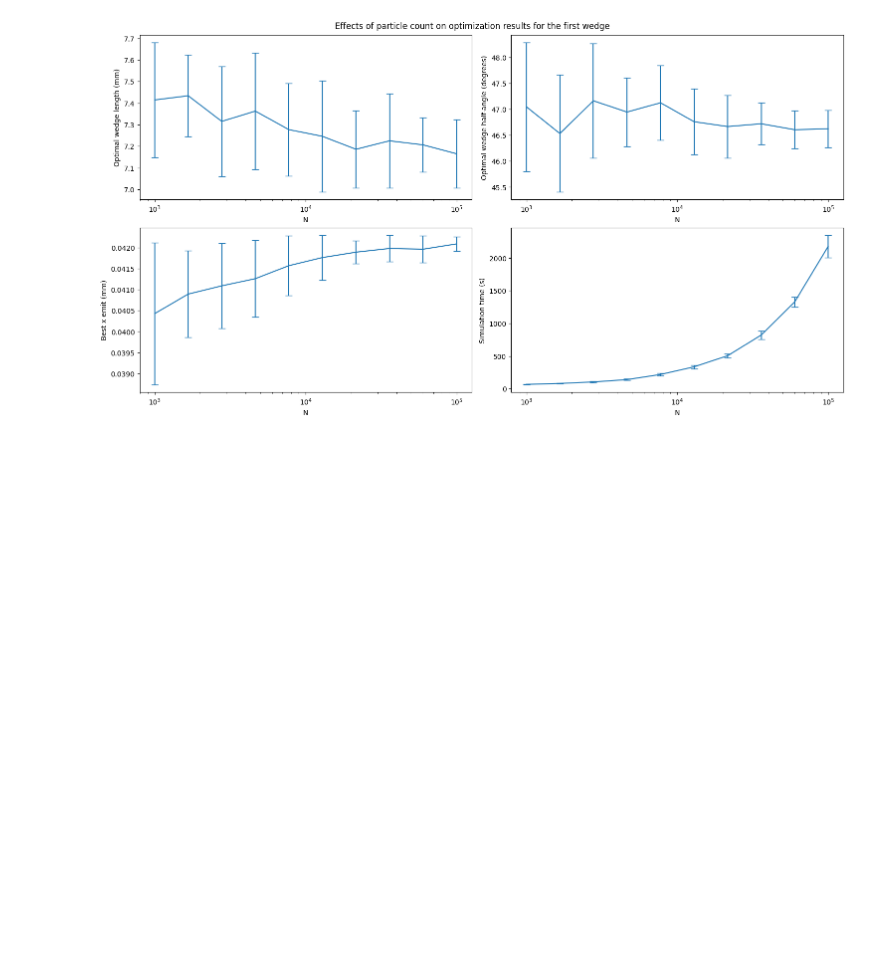
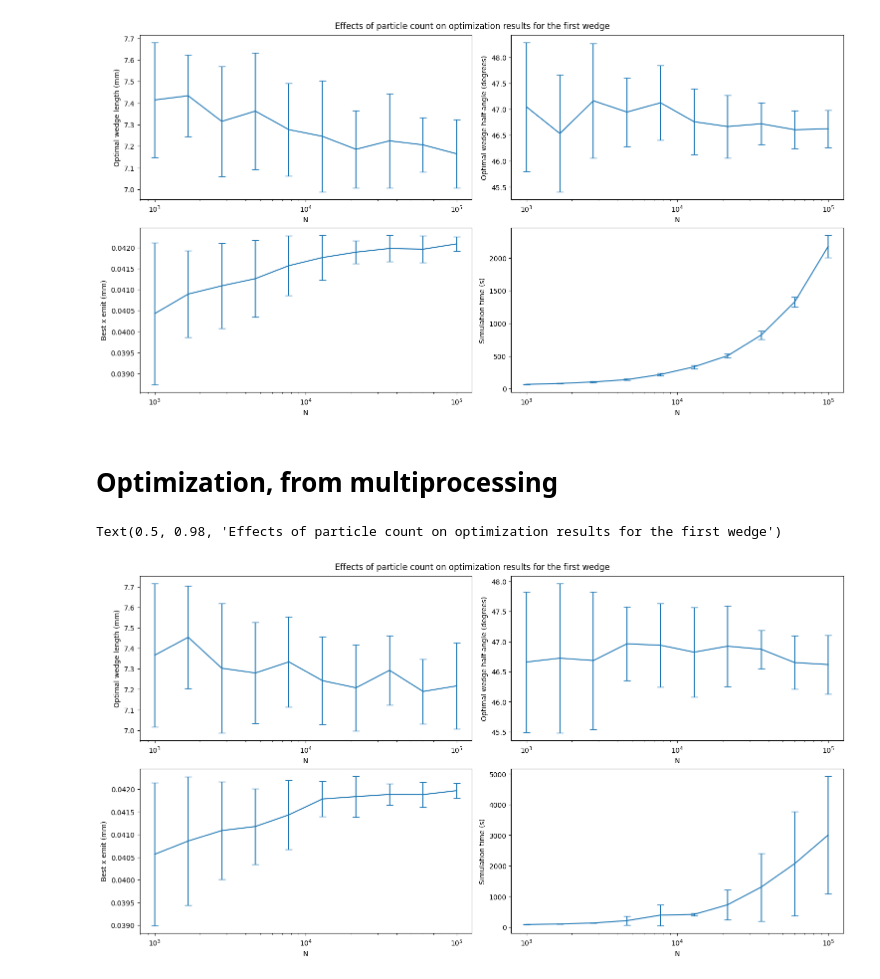
Before and after one commit to kdp-lab/muC-final-cooling, a Jupyter notebook: accuracy.ipynb, the cells around one changed output. Cells and saved outputs as stored; diff of their text form; code cells hidden in the pictures; blank space fills up the shorter version.

Commit message:
Some changes to accuracy.ipynb

```diff
--- a/accuracy.ipynb
+++ b/accuracy.ipynb
@@ -210,3 +210,43 @@ fig.suptitle("Effects of particle count on optimization results for the first we
 # %% [output]
 Text(0.5, 0.98, 'Effects of particle count on optimization results for the first wedge')
 [figure]
+# %% [markdown]
+# Optimization, from multiprocessing
+# %%
+# Load file
+with open("results/accuracy_optim_particleCount_rerun.pkl", "rb") as file:
+    results = pickle.load(file)
+
+particleCountRange = np.geomspace(1e3, 1e5, 10).astype(int)
+
+# Variables for the graphs
+x_name = "N"
+x_range = particleCountRange
+
+# Produce graphs
+fig, ((ax1, ax2), (ax3, ax4)) = plt.subplots(nrows=2, ncols=2, layout="constrained")
+fig.set_size_inches(15, 8)
+ax1.errorbar(*qmap_to_arrays(x_range, calc_quantity(lambda x: x[0].x[0], results)), capsize=5)
+ax1.set_xlabel(x_name)
+ax1.set_ylabel(r"Optimal wedge length (mm)")
+ax1.set_xscale("log")
+
+ax2.errorbar(*qmap_to_arrays(x_range, calc_quantity(lambda x: x[0].x[1], results)), capsize=5)
+ax2.set_xlabel(x_name)
+ax2.set_ylabel(r"Optimal wedge half-angle (degrees)")
+ax2.set_xscale("log")
+
+ax3.errorbar(*qmap_to_arrays(x_range, calc_quantity(lambda x: x[0].fun, results)), capsize=5)
+ax3.set_xlabel(x_name)
+ax3.set_ylabel(r"Best x emit (mm)")
+ax3.set_xscale("log")
+
+ax4.errorbar(*qmap_to_arrays(x_range, calc_quantity(lambda x: x[1], results)), capsize=5)
+ax4.set_xlabel(x_name)
+ax4.set_ylabel(r"Simulation time (s)")
+ax4.set_xscale("log")
+
+fig.suptitle("Effects of particle count on optimization results for the first wedge")
+# %% [output]
+Text(0.5, 0.98, 'Effects of particle count on optimization results for the first wedge')
+[figure, added]
```
Also changed, not shown: parts of 1 cell of this notebook.
